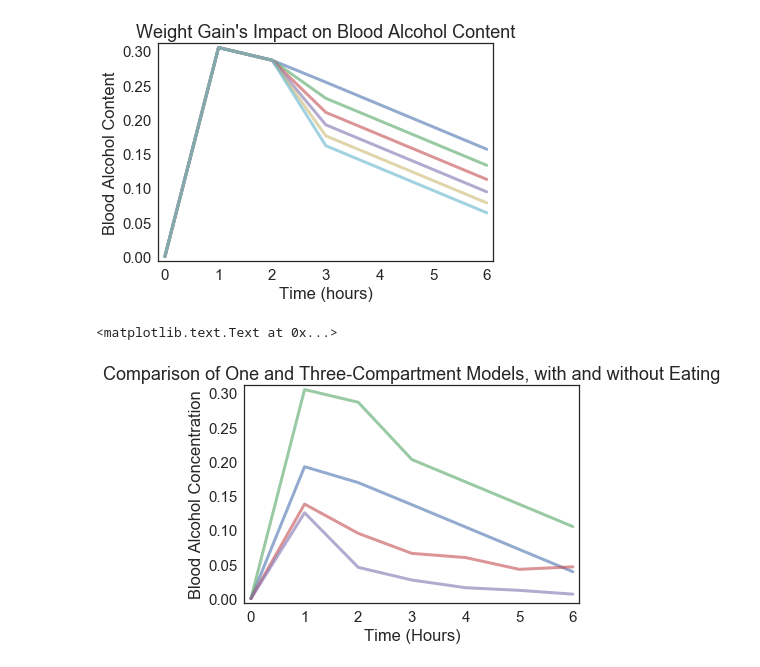
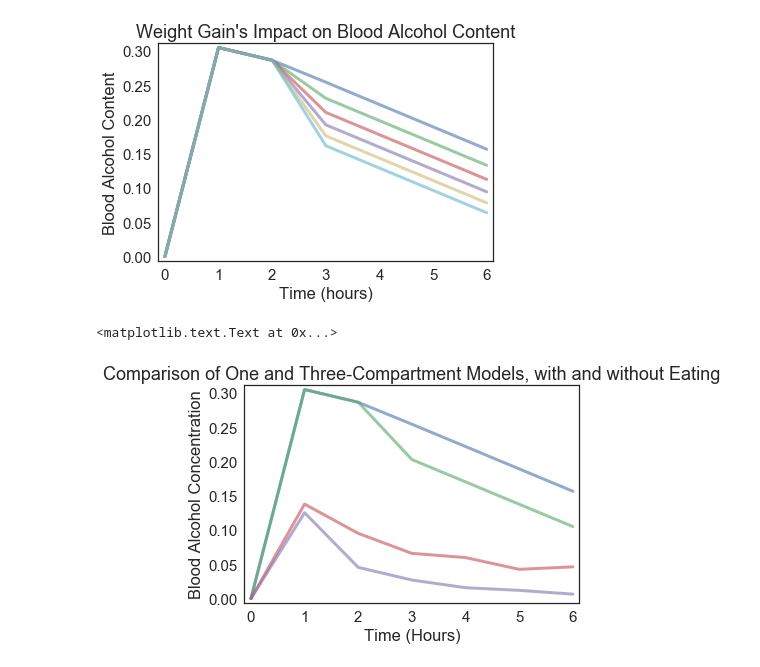
Before and after one commit to Utsav22G/bac_project, a Jupyter notebook: Model.ipynb, the cells around one changed output. Cells and saved outputs as stored; diff of their text form; code cells hidden in the pictures.

```diff
--- a/Model.ipynb
+++ b/Model.ipynb
@@ -190,15 +190,15 @@ ylabel("Blood Alcohol Content")
 <matplotlib.text.Text at 0x...>
 [figure]
 # %%
-plot(simplistic_model.model_alcohol_processing(60, 6), label="One-compartment model, without eating")
+plot(simplistic_model.model_alcohol_processing(90, 6), label="One-compartment model, without eating")
 plot(simplistic_model.model_processing_after_eating(90, 6, 3, 70, 12, 4, 50, None), label="One-compartment model, eating at three hour mark")
 three1 = three_compartment_model(.12)
 plot(three1.model_alcohol_processing(6))
-three2 = three_compartment_model(.12, -4.00)
+three2 = three_compartment_model(.12,-4.00)
 plot(three2.model_alcohol_processing(6))
 xlabel("Time (Hours)")
 ylabel("Blood Alcohol Concentration")
 title("Comparison of One and Three-Compartment Models, with and without Eating")
 # %% [output]
 <matplotlib.text.Text at 0x...>
-[figure, old version]
+[figure, new version]
```
Also changed, not shown: 1 other file.
